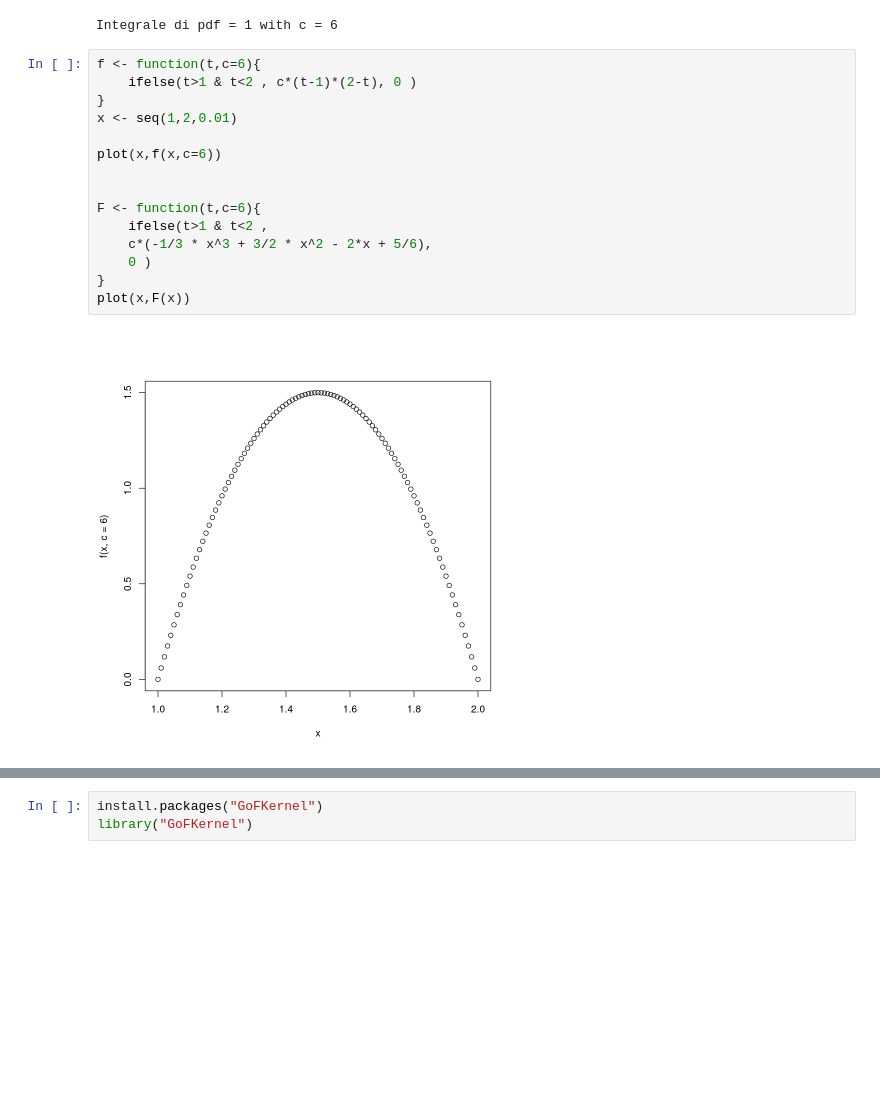
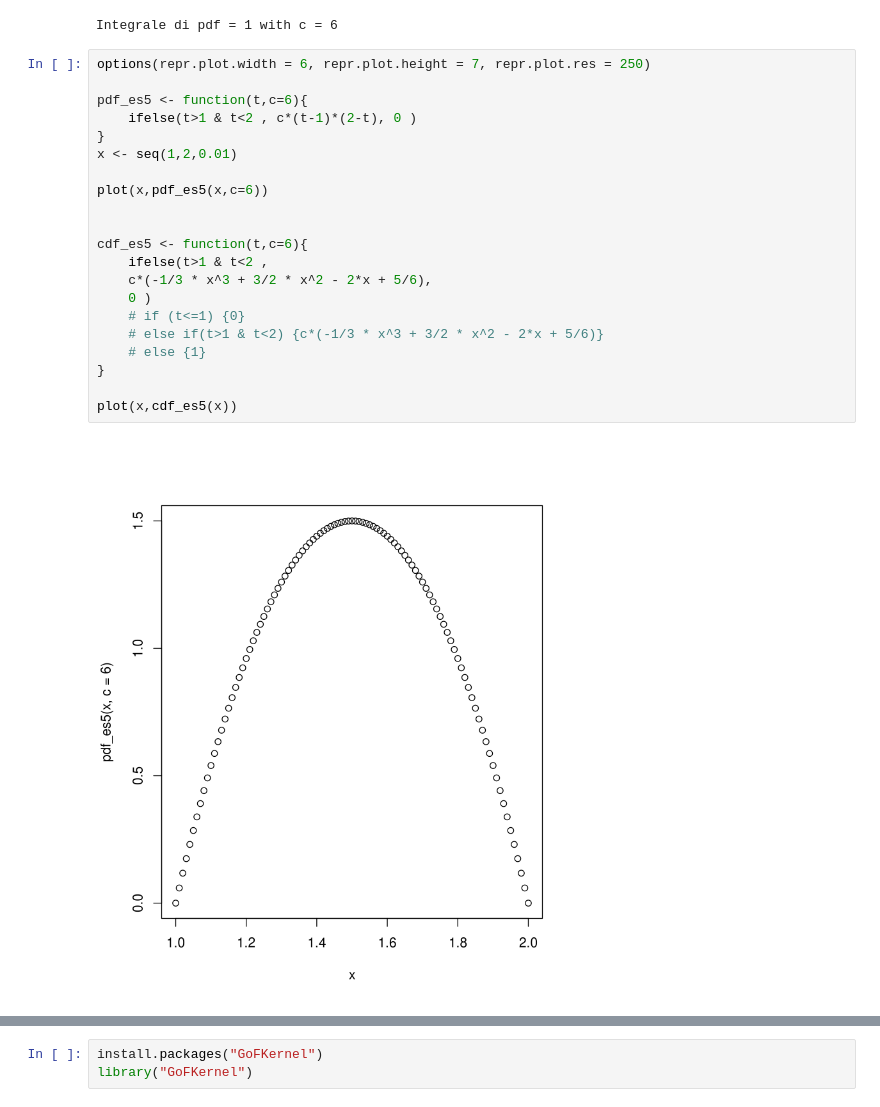
Before and after one commit to PietroCappelli/Advance_stat, a Jupyter notebook: Exercises/exercises02.ipynb, the cells around one changed output, grey strips where cells are left out. Saved outputs shown, nothing was run; the diff lists cells and outputs as text; blank space fills up the shorter version.

```diff
--- a/Exercises/exercises02.ipynb
+++ b/Exercises/exercises02.ipynb
@@ -140,19 +172,25 @@ for (i in c){
 # %% [output]
 Integrale di pdf = 1 with c = 6
 # %%
-f <- function(t,c=6){
+options(repr.plot.width = 6, repr.plot.height = 7, repr.plot.res = 250)
+
+pdf_es5 <- function(t,c=6){
     ifelse(t>1 & t<2 , c*(t-1)*(2-t), 0 )
 }
 x <- seq(1,2,0.01)
 
-plot(x,f(x,c=6))
+plot(x,pdf_es5(x,c=6))
 
 
-F <- function(t,c=6){
+cdf_es5 <- function(t,c=6){
     ifelse(t>1 & t<2 ,
     c*(-1/3 * x^3 + 3/2 * x^2 - 2*x + 5/6),
     0 )
+    # if (t<=1) {0}
+    # else if(t>1 & t<2) {c*(-1/3 * x^3 + 3/2 * x^2 - 2*x + 5/6)}
+    # else {1}
 }
-plot(x,F(x))
+
+plot(x,cdf_es5(x))
 # %% [output]
-[figure, old version]
+[figure, new version]
```
Also changed, not shown: parts of 13 cells of this notebook.
